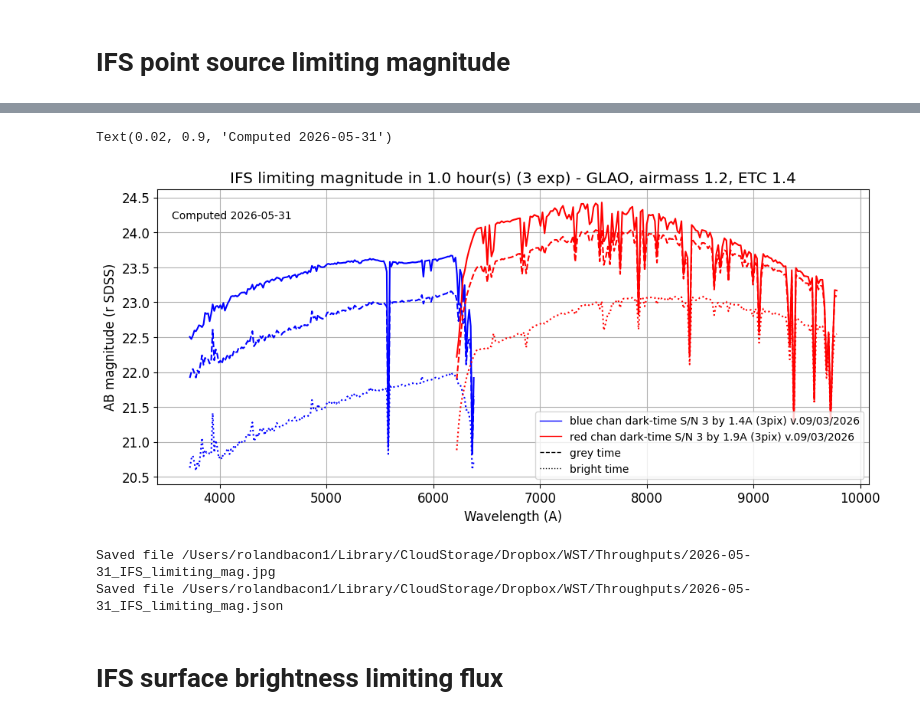
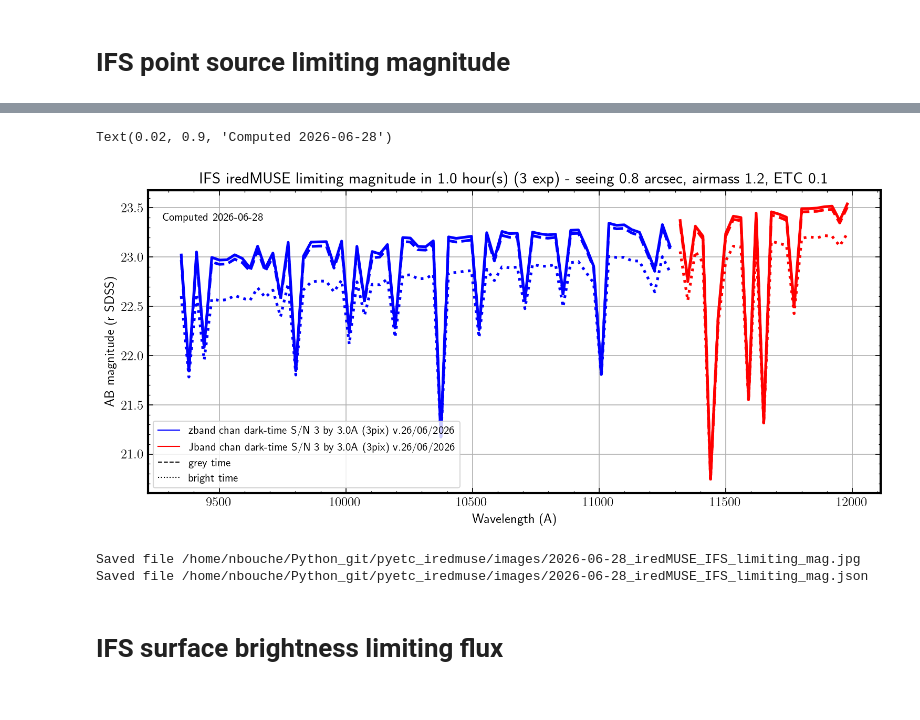
Before and after one commit to nfbouche/pyetc_iredmuse, a Jupyter notebook: notebooks/iredmuse_LimMag.ipynb, the cells around one changed output, grey strips where cells are left out. Drawn from its saved outputs; the diff is of its cells as text; code cells hidden in the pictures.

```diff
--- a/notebooks/iredmuse_LimMag.ipynb
+++ b/notebooks/iredmuse_LimMag.ipynb
@@ -19,6 +45,9 @@ wst.info()
+# %%
+instru=redmuse
+ifs_channels=np.array(instru.ifs['channels'])
 # %%
-def get_specinfo(full_obs):
-    insfam = getattr(wst, full_obs["INS"])
+def get_specinfo(full_obs, inst=instru):
+    insfam = getattr(inst, full_obs["INS"])
     ins = insfam[full_obs["CH"]]
     lsf = ins['lsfpix']*ins['dlbda']
     dl = ins['dlbda']
@@ -62,10 +91,11 @@ common_obs = {
     "MAG_SYS": 'AB',
     "MAG_FIL": 'rSDSS',
     "Z": 0,
+    "SEE": 0.8,
 }
 ifs_obs_ps = {
     "INS": "ifs",
-    "GLAO": True,
+    "GLAO": False,
     "Obj_Spat_Dis": 'ps',
     "Obj_SED": 'uniform',
     "COADD_WL": 3,
@@ -74,7 +104,7 @@ ifs_obs_ps = {
 }
 ifs_obs_psl = {
     "INS": "ifs",
-    "GLAO": True,
+    "GLAO": False,
     "Obj_Spat_Dis": 'ps',
     "Obj_SED": 'line',
     "SEL_FWHM": 5, #in A
@@ -121,7 +151,7 @@ def zeromag_ifs(mag, snr0, full_obs, lbda):
     return res['snr_aperture']-snr0
 # %%
 full_obs = common_obs | ifs_obs_ps
-mags = [10,30]
+mags = [20,30]
 snr = full_obs["SNR_REQ"]
 difs = []
 for fli in [0,0.5,1]:
@@ -129,9 +159,9 @@ for fli in [0,0.5,1]:
     full_obs["FLI"] = fli
     print(f"Moon : {fli}")
     dlim = []
-    for ch in ['blue', 'red']:
+    for ch in ifs_channels:
         full_obs['CH'] = ch
-        con, ob, spe, im, spe_input = wst.build_obs_full(full_obs)
+        con, ob, spe, im, spe_input = instru.build_obs_full(full_obs)
         dr,lsf,l1,l2,dl,ins = get_specinfo(full_obs)
         integ = full_obs['NDIT']*full_obs['DIT']/3600
         print(f"Instrument {full_obs['INS']} Channel {full_obs['CH']} Version {ins['version']}")
@@ -177,46 +216,46 @@ Resolving element 1.92 A (3 pix) LSF 1.6 A
 # %%
 fig,ax = plt.subplots(1,1,figsize=(12,5))
 labs = []
 for d,c in zip(difs[0]['dlim'], ['blue','red']):
     lab = f"{d['chan']} chan dark-time S/N {snr} by {d['dr']:.1f}A ({d['pixspec']}pix) v.{d['version']}"
     labs.append(lab)
     ax.plot(d['waves'], d['lmag'], color=c, ls='-')
 for d,c in zip(difs[1]['dlim'], ['blue','red']):
     ax.plot(d['waves'], d['lmag'], color=c, ls='--')
 for d,c in zip(difs[2]['dlim'], ['blue','red']):
     ax.plot(d['waves'], d['lmag'], color=c, ls=':')
 ax.set_xlabel('Wavelength (A)')
 ax.set_ylabel('AB magnitude (r SDSS)')
-see = 'GLAO' if full_obs['GLAO'] else f"seeing {see} arcsec"
+see = 'GLAO' if full_obs['GLAO'] else f"seeing {ob['seeing']} arcsec"
 integ = full_obs['NDIT']*full_obs['DIT']/3600
-ax.set_title(f"IFS limiting magnitude in {integ} hour(s) ({full_obs['NDIT']} exp) - {see}, airmass {full_obs['AM']}, ETC {__version__}");
+ax.set_title(f"IFS {instru.name} limiting magnitude in {integ} hour(s) ({full_obs['NDIT']} exp) - {see}, airmass {full_obs['AM']}, ETC {__version__}");
 ax.grid()
 custom_lines = [Line2D([0], [0], color='blue', lw=1),
                 Line2D([0], [0], color='red', lw=1),
                 Line2D([0], [0], color='black', ls='--', lw=1),
                 Line2D([0], [0], color='black', ls=':', lw=1),
                ]
 labs.append(f"grey time")
 labs.append(f"bright time")
 ax.legend(custom_lines, labs, fontsize=10)
 today = datetime.now().strftime("%Y-%m-%d")
 ax.text(0.02, 0.90, f"Computed {today}", transform=ax.transAxes, size=10)
 # %% [output]
-Text(0.02, 0.9, 'Computed 2026-05-31')
+Text(0.02, 0.9, 'Computed 2026-06-28')
-[figure, old version]
+[figure, new version]
 # %%
 today = datetime.now().strftime("%Y-%m-%d")
-outfig = os.path.join(file_dir,f"{today}_IFS_limiting_mag.jpg")
+outfig = os.path.join(file_dir,f"{today}_{instru.name}_IFS_limiting_mag.jpg")
 fig.savefig(outfig, bbox_inches='tight')
 print(f"Saved file {outfig}")
 
-outres = os.path.join(file_dir,f"{today}_IFS_limiting_mag.json")
+outres = os.path.join(file_dir,f"{today}_{instru.name}_IFS_limiting_mag.json")
 with open(outres, "w") as f:
     json.dump(difs, f, indent=2)
 print(f"Saved file {outres}")
 # %% [output]
-Saved file /Users/rolandbacon1/Library/CloudStorage/Dropbox/WST/Throughputs/2026-05-31_IFS_limiting_mag.jpg
-Saved file /Users/rolandbacon1/Library/CloudStorage/Dropbox/WST/Throughputs/2026-05-31_IFS_limiting_mag.json
+Saved file /home/nbouche/Python_git/pyetc_iredmuse/images/2026-06-28_iredMUSE_IFS_limiting_mag.jpg
+Saved file /home/nbouche/Python_git/pyetc_iredmuse/images/2026-06-28_iredMUSE_IFS_limiting_mag.json
 # %% [markdown]
 # IFS surface brightness limiting flux
 # %%
```
Also changed, not shown: parts of 23 cells of this notebook.
